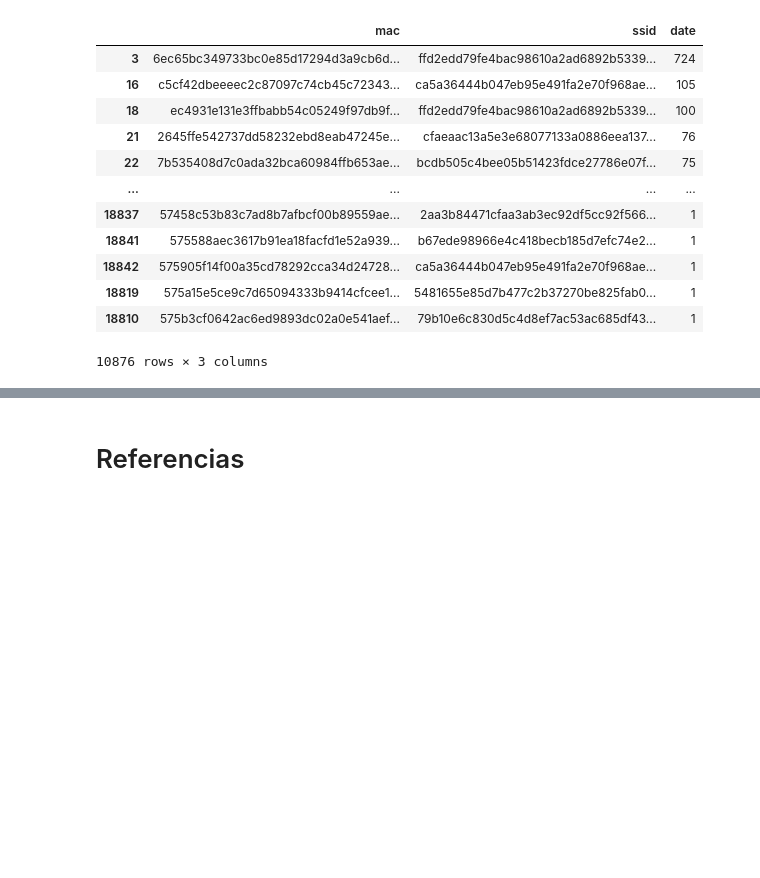
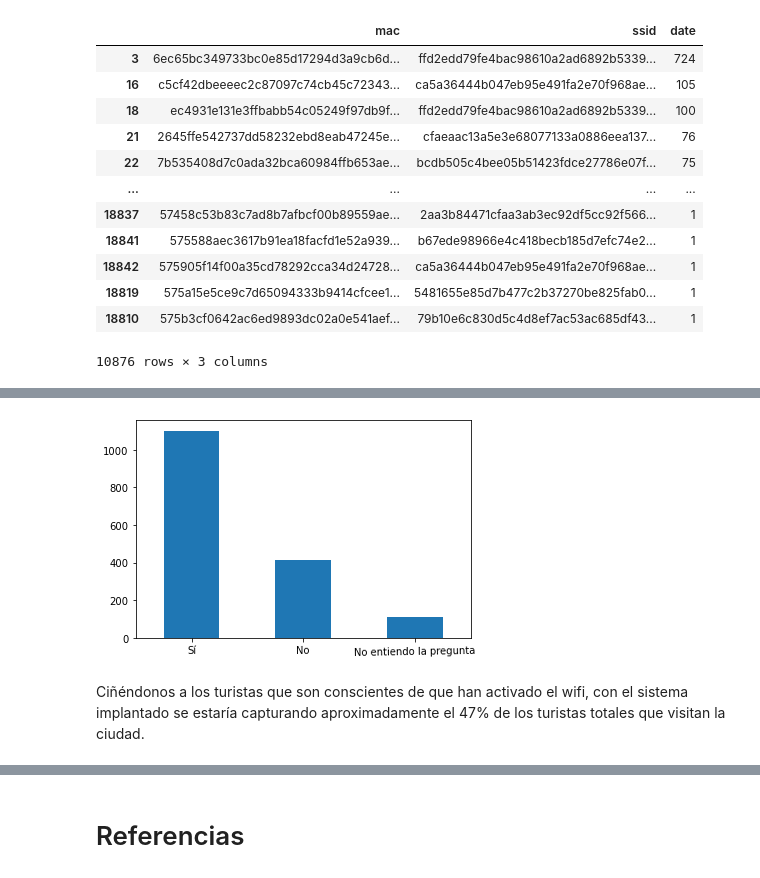
Before and after one commit to luperezsal/AlcoiTourist, a Jupyter notebook: Proyecto3_2.ipynb, the cells around one changed output, grey strips where cells are left out. Cells and saved outputs as stored; diff of their text form; code cells hidden in the pictures; blank space fills up the shorter version.

Commit message:
[FEATURE] Add tourist analyisis

```diff
--- a/Proyecto3_2.ipynb
+++ b/Proyecto3_2.ipynb
@@ -165,0 +200,9 @@ Obtenemos un total de 10.876 dispositivos cuya red favorita no es de Alcoy, por
+# %%
+tourist_wifi_enabled = quiz_df[quiz_df['residence_1'] != 'Alcoi']['wifi_enabled'].value_counts()
+
+histogram = tourist_wifi_enabled.plot(kind='bar')
+histogram.tick_params(axis='x', rotation = 1)
+# %% [output]
+[figure, added]
+# %% [markdown]
+Ciñéndonos a los turistas que son conscientes de que han activado el wifi, con el sistema implantado se estaría capturando aproximadamente el 47% de los turistas totales que visitan la ciudad.
```
Also changed, not shown: parts of 6 cells of this notebook.
